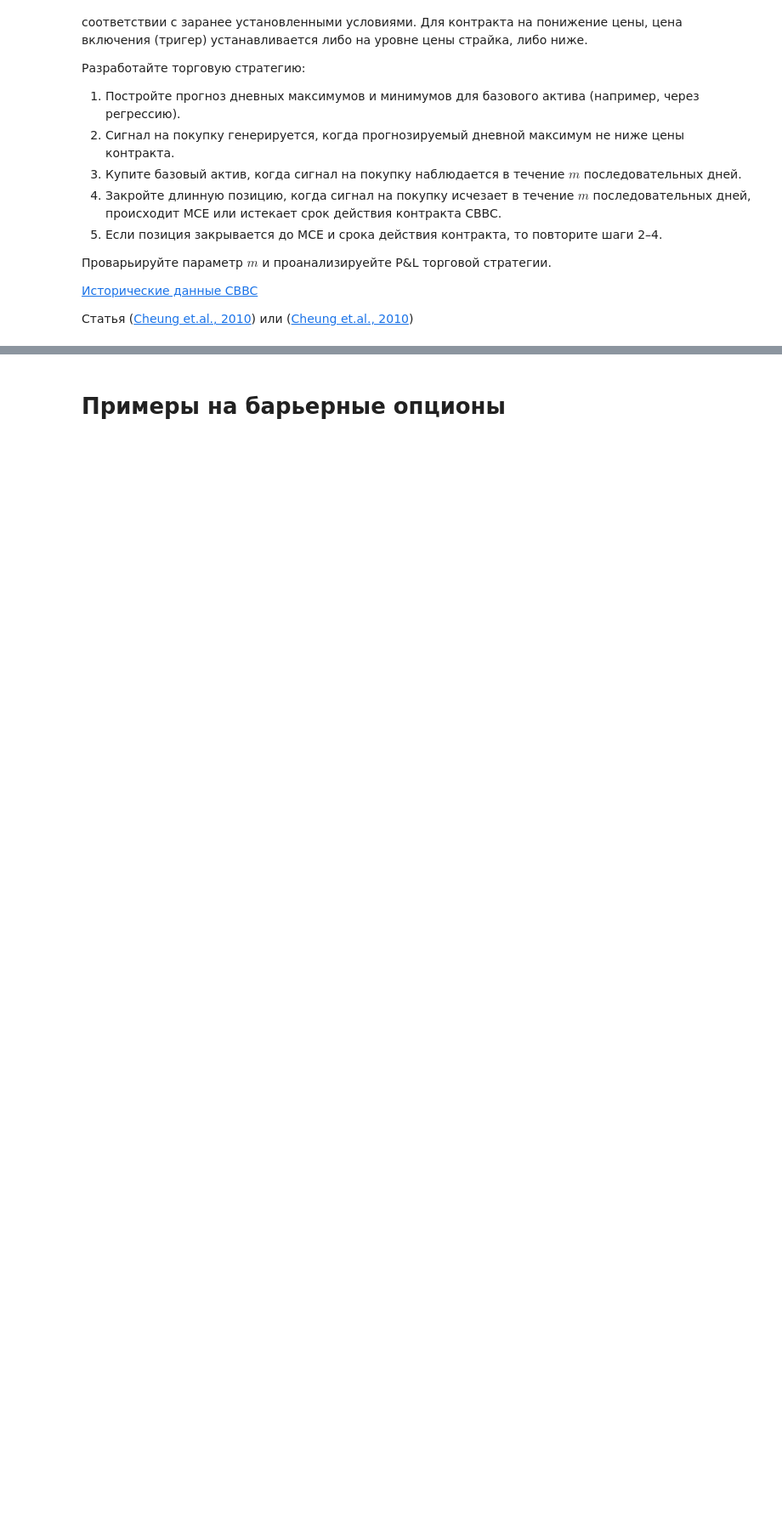
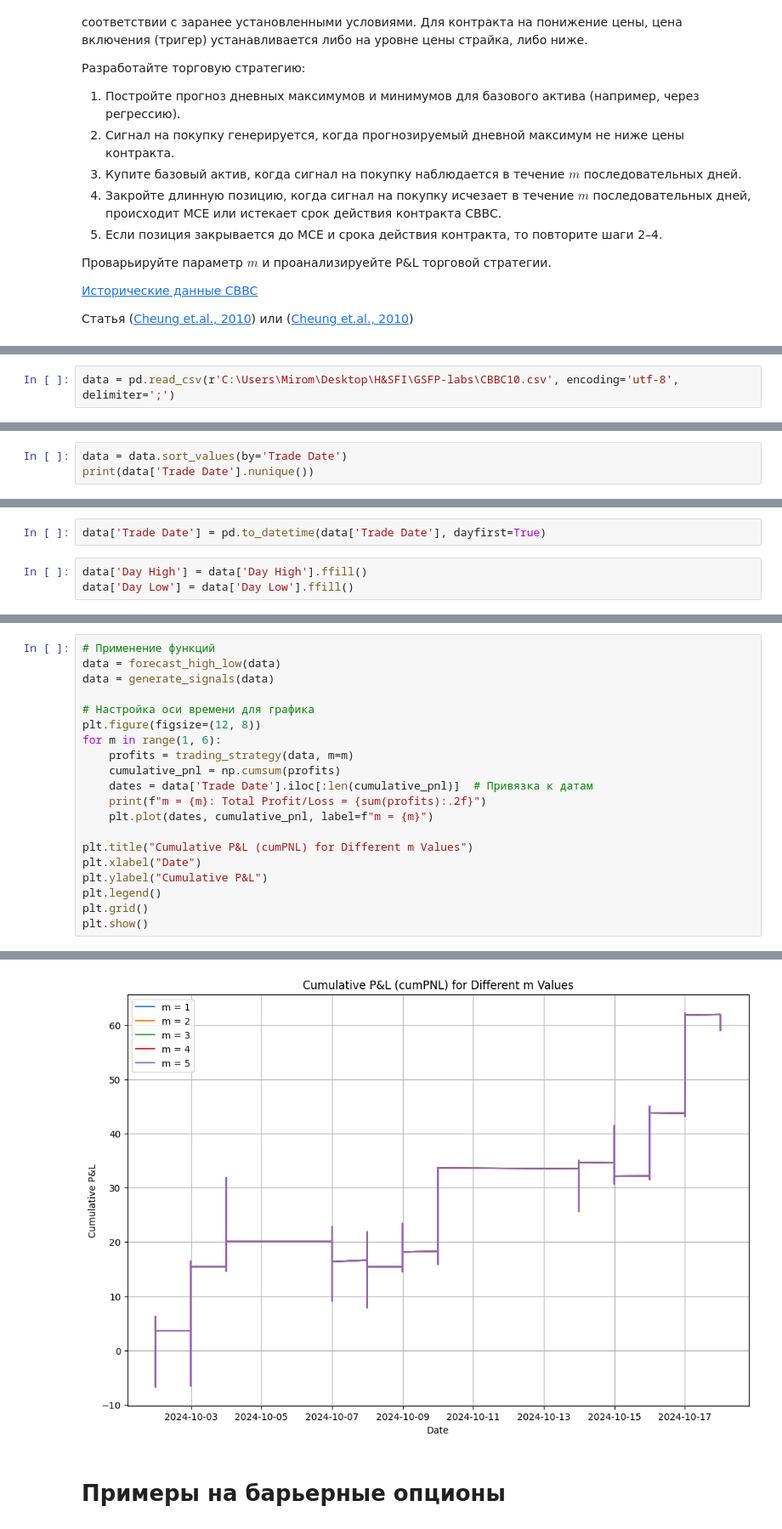
Before and after one commit to MiromanovDaniil/GSFP-labs, a Jupyter notebook: lab_2b_GSFP.ipynb, the cells around one changed output, grey strips where cells are left out. Shown at 85% size. Drawn from its saved outputs; the diff is of its cells as text; blank space fills up the shorter version.

```diff
--- a/lab_2b_GSFP.ipynb
+++ b/lab_2b_GSFP.ipynb
@@ -554,0 +542,2 @@ NameError: name 'barrier_options' is not defined
+# %%
+data = pd.read_csv(r'C:\Users\Mirom\Desktop\H&SFI\GSFP-labs\CBBC10.csv', encoding='utf-8', delimiter=';')
@@ -554,0 +574,3 @@ NameError: name 'barrier_options' is not defined
+# %%
+data = data.sort_values(by='Trade Date')
+print(data['Trade Date'].nunique())
@@ -554,0 +579,5 @@ NameError: name 'barrier_options' is not defined
+# %%
+data['Trade Date'] = pd.to_datetime(data['Trade Date'], dayfirst=True)
+# %%
+data['Day High'] = data['Day High'].ffill()
+data['Day Low'] = data['Day Low'].ffill()
@@ -554,0 +667,21 @@ NameError: name 'barrier_options' is not defined
+# %%
+# Применение функций
+data = forecast_high_low(data)
+data = generate_signals(data)
+
+# Настройка оси времени для графика
+plt.figure(figsize=(12, 8))
+for m in range(1, 6):
+    profits = trading_strategy(data, m=m)
+    cumulative_pnl = np.cumsum(profits)
+    dates = data['Trade Date'].iloc[:len(cumulative_pnl)]  # Привязка к датам
+    print(f"m = {m}: Total Profit/Loss = {sum(profits):.2f}")
+    plt.plot(dates, cumulative_pnl, label=f"m = {m}")
+
+plt.title("Cumulative P&L (cumPNL) for Different m Values")
+plt.xlabel("Date")
+plt.ylabel("Cumulative P&L")
+plt.legend()
+plt.grid()
+plt.show()
+# %% [output]
@@ -555,3 +693,4 @@ NameError: name 'barrier_options' is not defined
+[figure, added]
 # %% [markdown]
 # Примеры на барьерные опционы
 # %% [markdown]
```
Also changed, not shown: parts of 14 cells of this notebook, 3 other files.
